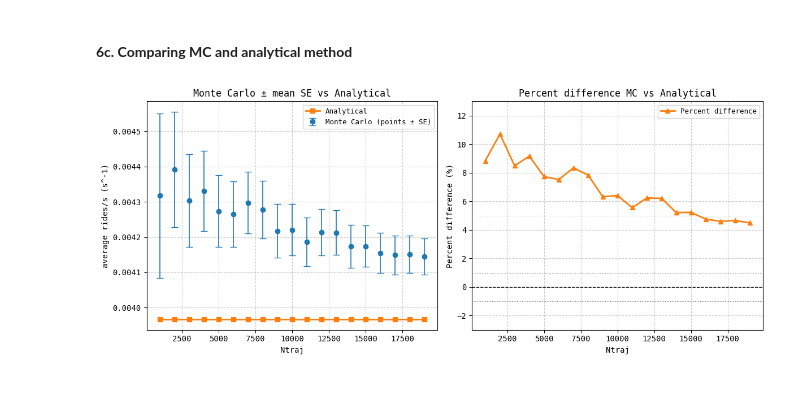
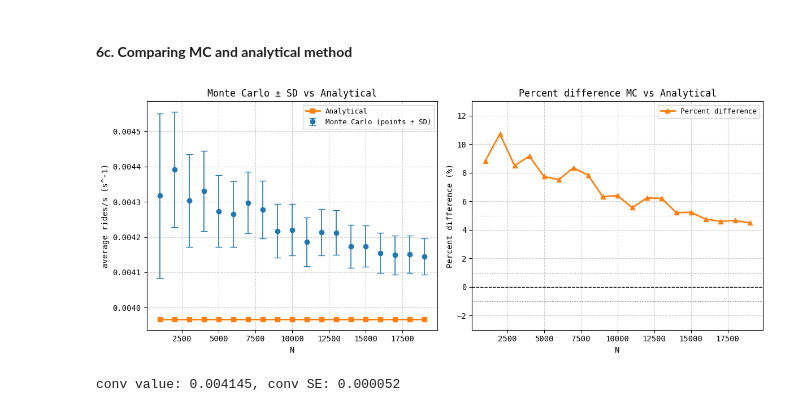
Before and after one commit to Daniele-Di-Bella/ER_glycoforms_fates_modelling, a Jupyter notebook: ER_Glycoforms_Fates_Modelling.ipynb, the cells around one changed output. Drawn from its saved outputs; the diff is of its cells as text; code cells hidden in the pictures.

Commit message:
Printed convergence value and associated SE

```diff
--- a/ER_Glycoforms_Fates_Modelling.ipynb
+++ b/ER_Glycoforms_Fates_Modelling.ipynb
@@ -1359,15 +1337,15 @@ ax1.errorbar(sim_vec, mc_vec,
              capsize=4,
              elinewidth=1.2,
              markeredgewidth=1.0,
-             label='Monte Carlo (points ± SE)',
+             label='Monte Carlo (points ± SD)',
              zorder=5)
 ax1.plot(sim_vec, an_vec, 's-', label='Analytical', linewidth=2, zorder=10)
 
 # Improve numeric readability: scientific notation for small rates
 ax1.ticklabel_format(axis='y', style='sci', scilimits=( -4, 4 ))  # adjust limits to your preference
-ax1.set_xlabel('Ntraj')
+ax1.set_xlabel('N')
 ax1.set_ylabel(r'average rides/s (s^-1)')
-ax1.set_title('Monte Carlo ± mean SE vs Analytical')
+ax1.set_title('Monte Carlo ± SD vs Analytical')
 ax1.legend(fontsize=9)
 ax1.grid(True, linestyle='dashed', alpha=0.6)
 # ax1.set_ylim(1.2e-4, 1.5e-4)
@@ -1378,32 +1356,36 @@ ax1.grid(True, linestyle='dashed', alpha=0.6)
 # ymin = np.nanmin(mc_vec - k * SE_vec)
 # ymax = np.nanmax(mc_vec + k * SE_vec)
 # yrange = ymax - ymin
 # if np.isfinite(yrange) and yrange > 0:
 #     ax1.set_ylim(ymin - 0.15 * yrange, ymax + 0.15 * yrange)
 
 # Right: percent difference (more interpretable for tiny absolute rates)
 ax2.plot(sim_vec, pct_diff, '^-', color='C1', linewidth=2, zorder=10, label='Percent difference')
 ax2.axhline(0.0, color='black', lw=1.0, linestyle='--', zorder=5)
 # reference bands for practical significance
 ax2.axhline(1.0, color='gray', lw=0.8, linestyle=':', zorder=3)
 ax2.axhline(-1.0, color='gray', lw=0.8, linestyle=':', zorder=3)
 ax2.axhline(5.0, color='lightgray', lw=0.8, linestyle=':', zorder=3)
 ax2.axhline(-5.0, color='lightgray', lw=0.8, linestyle=':', zorder=3)
-ax2.set_xlabel('Ntraj')
+ax2.set_xlabel('N')
 ax2.set_ylabel('Percent difference (%)')
 ax2.set_title('Percent difference MC vs Analytical')
 ax2.legend(fontsize=9)
 ax2.grid(True, linestyle='dashed', alpha=0.6)
 current_ymin, _ = ax2.get_ylim()  # keep current ymin
 ax2.set_ylim(-3, 13)
 
 # for i, N in enumerate(sim_vec):
 #     if np.isfinite(z_scores[i]):
 #         y_offset = 0.2 * ((-1) ** i)  # alternates up/down
 #         ax2.text(N, pct_diff[i] + y_offset, f"z={z_scores[i]:.2f}",
 #                  fontsize=8, fontfamily='monospace', va='bottom', ha='center', zorder=30)
 
 plt.tight_layout()
 plt.show()
 # %% [output]
-[figure, old version]
+[figure, new version]
+# %%
+print(f"conv value: {mc_vec[-1]:.6f}, conv SE: {SE_vec[-1]:.6f}")
+# %% [output]
+conv value: 0.004145, conv SE: 0.000052
```
Also changed, not shown: parts of 2 cells of this notebook.
